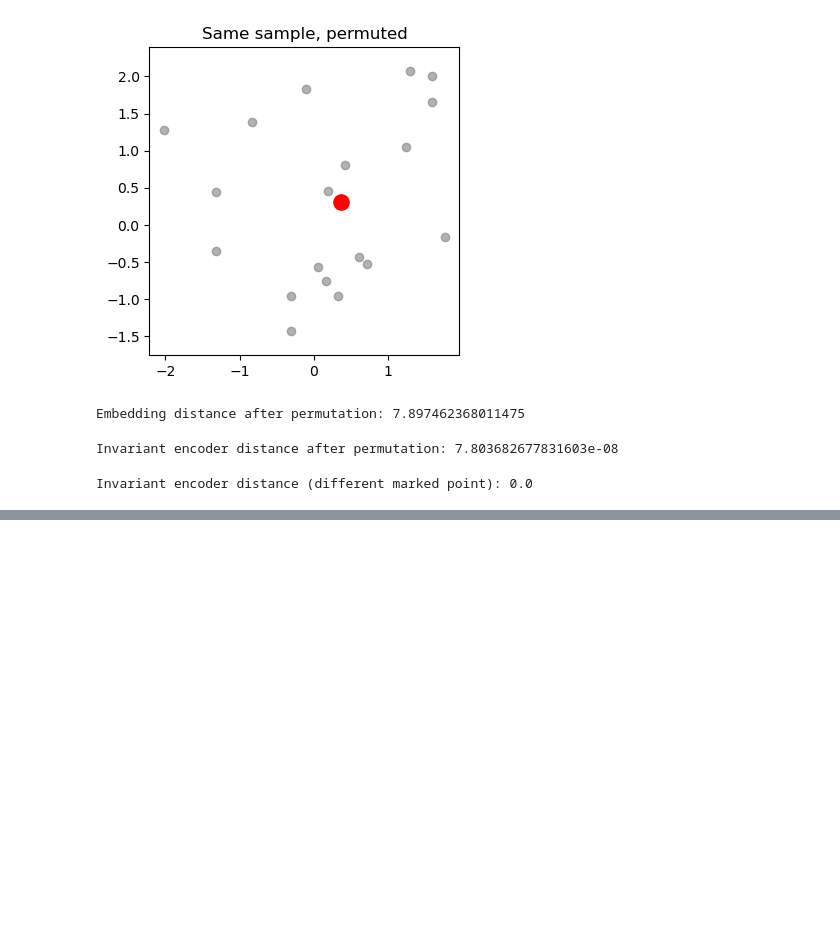
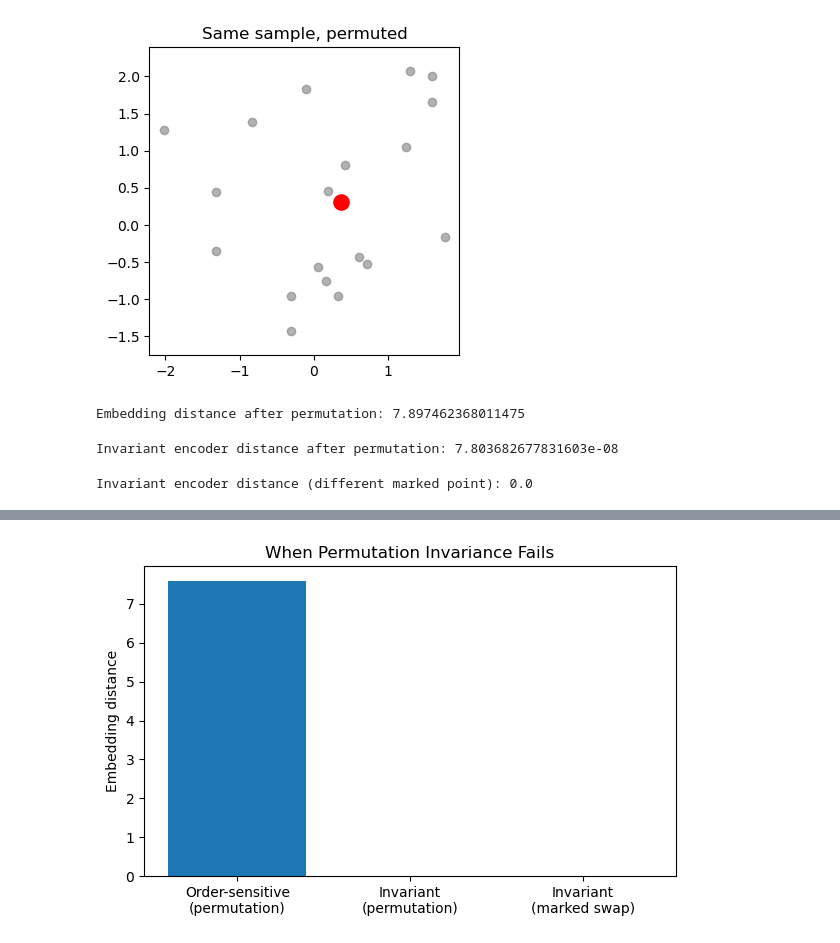
Before and after one commit to Shivaninikam925/marked-point-invariance-failure, a Jupyter notebook: notebooks/sanity_check.ipynb, the cells around one changed output, grey strips where cells are left out. Drawn from its saved outputs; the diff is of its cells as text; code cells hidden in the pictures; blank space fills up the shorter version.

Commit message:
Added figure demonstrating failure of permutation invariance

```diff
--- a/notebooks/sanity_check.ipynb
+++ b/notebooks/sanity_check.ipynb
@@ -144,0 +147,51 @@ plt.show()
+# %%
+import torch
+import matplotlib.pyplot as plt
+import numpy as np
+
+# Assume these already exist from Day 1/2
+# pts, marked_idx, label
+# pts_p, marked_p
+# BadEncoder, InvariantEncoder
+
+bad = BadEncoder()
+inv = InvariantEncoder()
+
+bad.eval()
+inv.eval()
+
+with torch.no_grad():
+    z_bad_1 = bad(torch.tensor(pts, dtype=torch.float))
+    z_bad_2 = bad(torch.tensor(pts_p, dtype=torch.float))
+
+    z_inv_1 = inv(torch.tensor(pts, dtype=torch.float))
+    z_inv_2 = inv(torch.tensor(pts_p, dtype=torch.float))
+
+# swap marked point (semantic change)
+pts_swap = pts.copy()
+pts_swap[[marked_idx, (marked_idx + 1) % len(pts)]] = \
+    pts_swap[[(marked_idx + 1) % len(pts), marked_idx]]
+
+with torch.no_grad():
+    z_inv_swap = inv(torch.tensor(pts_swap, dtype=torch.float))
+
+dists = [
+    torch.norm(z_bad_1 - z_bad_2).item(),
+    torch.norm(z_inv_1 - z_inv_2).item(),
+    torch.norm(z_inv_1 - z_inv_swap).item()
+]
+
+labels = [
+    "Order-sensitive\n(permutation)",
+    "Invariant\n(permutation)",
+    "Invariant\n(marked swap)"
+]
+
+plt.figure(figsize=(6,4))
+plt.bar(labels, dists)
+plt.ylabel("Embedding distance")
+plt.title("When Permutation Invariance Fails")
+plt.tight_layout()
+plt.show()
+# %% [output]
+[figure, added]
```
Also changed, not shown: parts of 2 cells of this notebook, 1 other file.
